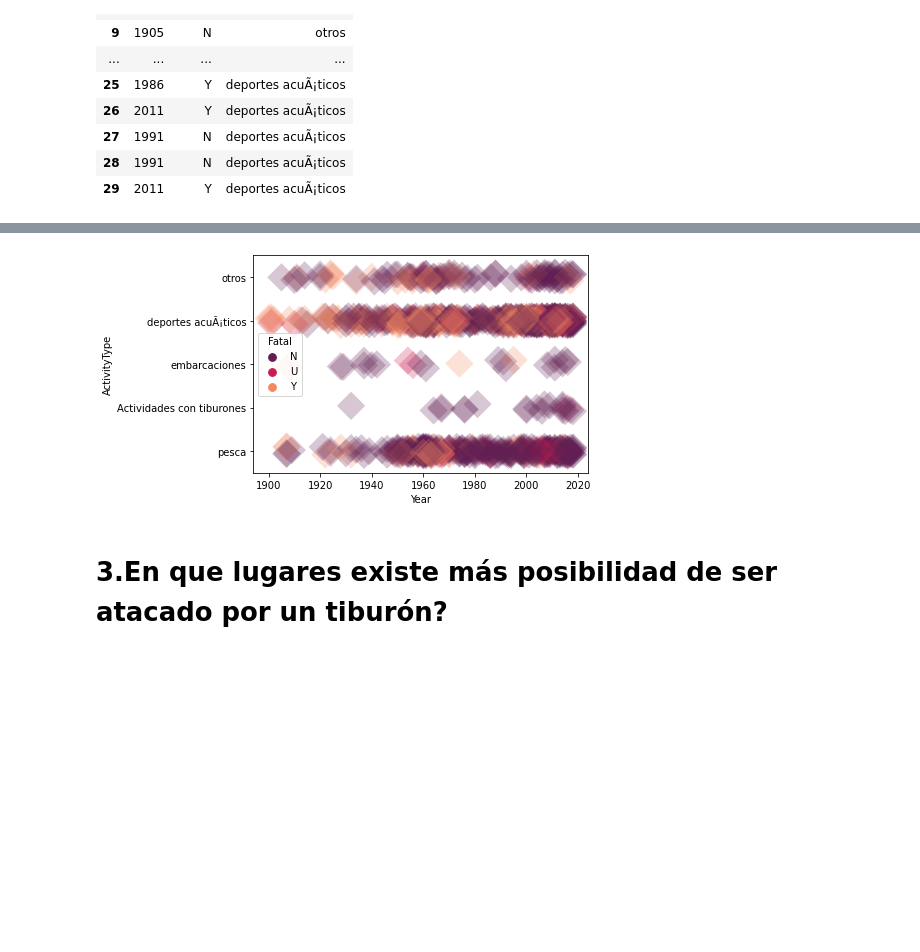
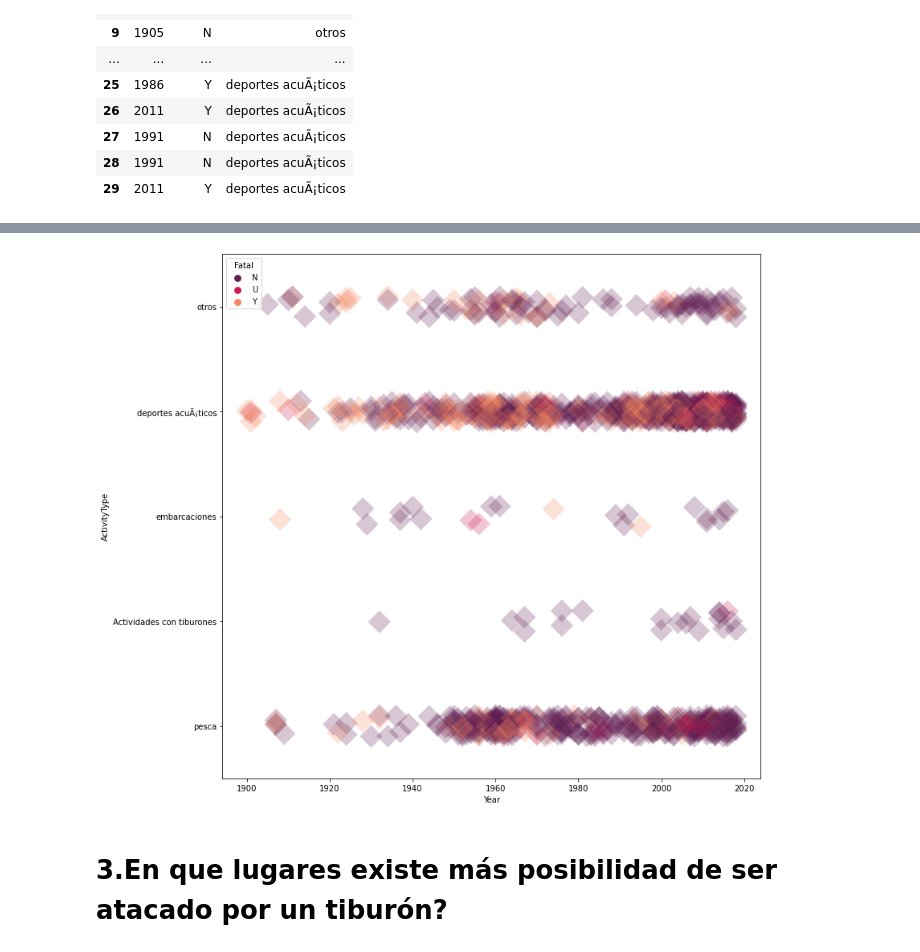
Before and after one commit to lsdl13/Proyecto, a Jupyter notebook: 3.DataVisualization.ipynb, the cells around one changed output, grey strips where cells are left out. Saved outputs shown, nothing was run; the diff lists cells and outputs as text; code cells hidden in the pictures; blank space fills up the shorter version.

```diff
--- a/3.DataVisualization.ipynb
+++ b/3.DataVisualization.ipynb
@@ -128,9 +139,10 @@ sns.stripplot(x="Year", y="ActivityType", hue="Fatal", data=df_lethal,palette="r
 # %%
+fig, ax = plt.subplots(figsize = (12,12))
 ax =  sns.stripplot(x="Year", y="ActivityType", hue="Fatal",
                    data=df_lethal, palette="rocket", size=20, marker="D",
                    edgecolor="gray", alpha=.25)
 # %% [output]
-[figure, old version]
+[figure, new version]
 # %% [markdown]
 # 3.En que lugares existe más posibilidad de ser atacado por un tiburón?
 # %%
```
Also changed, not shown: parts of 15 cells of this notebook, 1 other file.
